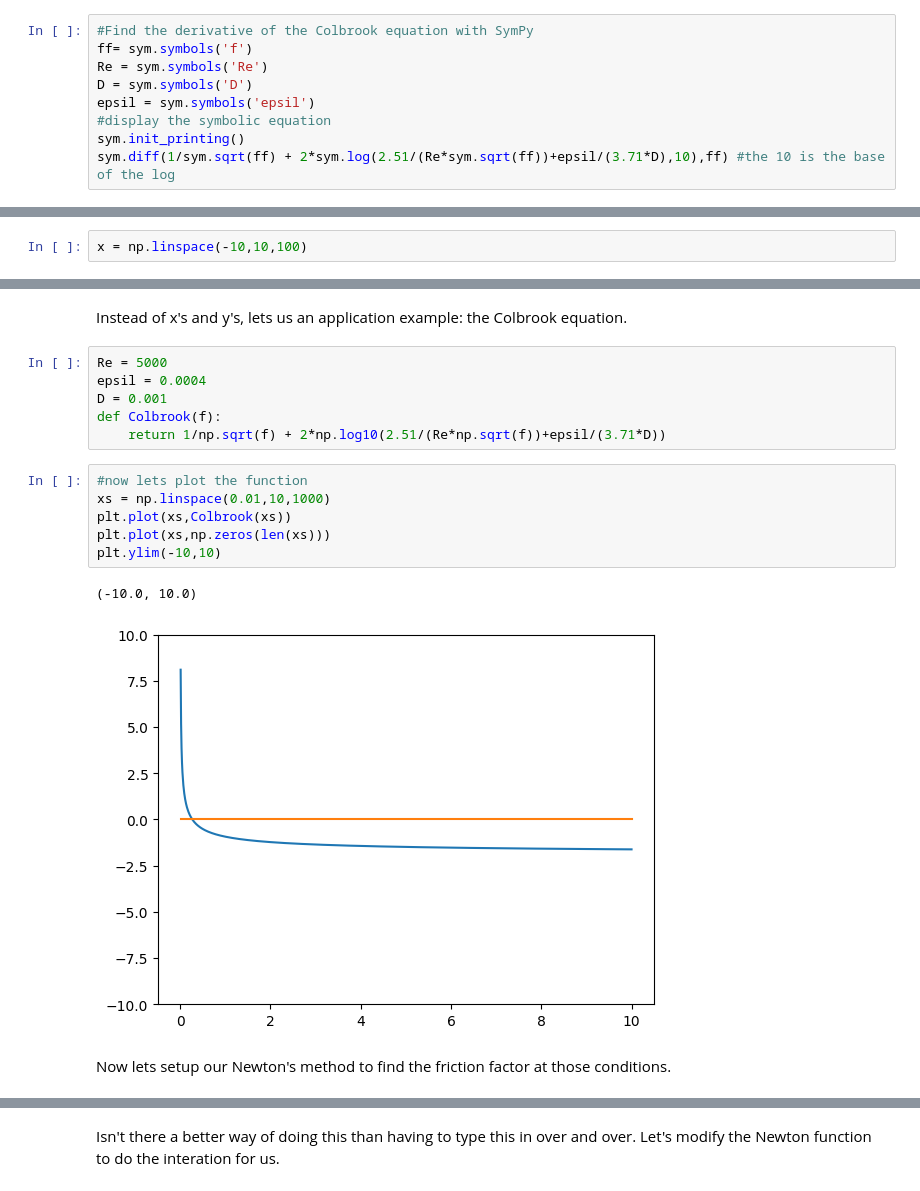
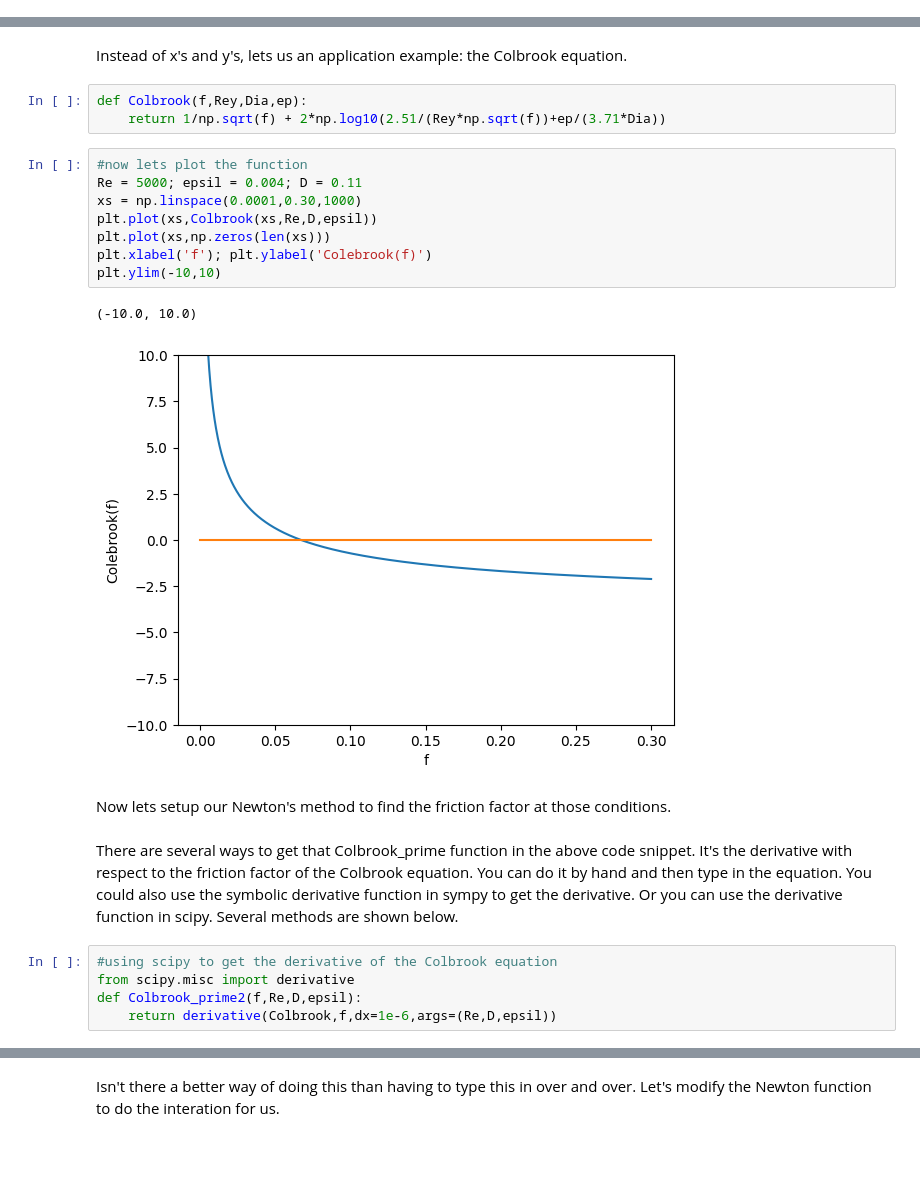
Before and after one commit to clint-bg/comptools, a Jupyter notebook: _sources/lectures/10-NewtonsMethod.ipynb, the cells around one changed output, grey strips where cells are left out. Cells and saved outputs as stored; diff of their text form; blank space fills up the shorter version.

```diff
--- a/_sources/lectures/10-NewtonsMethod.ipynb
+++ b/_sources/lectures/10-NewtonsMethod.ipynb
@@ -58,9 +32,0 @@ Below is a way to get the derivative of a function symbolically using sympy.
-# %%
-#Find the derivative of the Colbrook equation with SymPy
-ff= sym.symbols('f')
-Re = sym.symbols('Re')
-D = sym.symbols('D')
-epsil = sym.symbols('epsil')
-#display the symbolic equation
-sym.init_printing()
-sym.diff(1/sym.sqrt(ff) + 2*sym.log(2.51/(Re*sym.sqrt(ff))+epsil/(3.71*D),10),ff) #the 10 is the base of the log
@@ -131,3 +36 @@ f = lambda x: x**2 -5
-# %%
-x = np.linspace(-10,10,100)
 # %%
@@ -238,19 +155,25 @@ You can see that a proper guess value is important in finding the root with deri
 # %% [markdown]
 Instead of x's and y's, lets us an application example: the Colbrook equation.
 # %%
-Re = 5000
-epsil = 0.0004
-D = 0.001
-def Colbrook(f):
-    return 1/np.sqrt(f) + 2*np.log10(2.51/(Re*np.sqrt(f))+epsil/(3.71*D))
+def Colbrook(f,Rey,Dia,ep):
+    return 1/np.sqrt(f) + 2*np.log10(2.51/(Rey*np.sqrt(f))+ep/(3.71*Dia))
 # %%
 #now lets plot the function
-xs = np.linspace(0.01,10,1000)
-plt.plot(xs,Colbrook(xs))
+Re = 5000; epsil = 0.004; D = 0.11
+xs = np.linspace(0.0001,0.30,1000)
+plt.plot(xs,Colbrook(xs,Re,D,epsil))
 plt.plot(xs,np.zeros(len(xs)))
+plt.xlabel('f'); plt.ylabel('Colebrook(f)')
 plt.ylim(-10,10)
 # %% [output]
 (-10.0, 10.0)
-[figure, old version]
+[figure, new version]
 # %% [markdown]
 Now lets setup our Newton's method to find the friction factor at those conditions.
+# %% [markdown]
+There are several ways to get that Colbrook_prime function in the above code snippet. It's the derivative with respect to the friction factor of the Colbrook equation. You can do it by hand and then type in the equation. You could also use the symbolic derivative function in sympy to get the derivative. Or you can use the derivative function in scipy.  Several methods are shown below.
+# %%
+#using scipy to get the derivative of the Colbrook equation
+from scipy.misc import derivative
+def Colbrook_prime2(f,Re,D,epsil):
+    return derivative(Colbrook,f,dx=1e-6,args=(Re,D,epsil))
```
Also changed, not shown: parts of 48 cells of this notebook, 9 other files.
